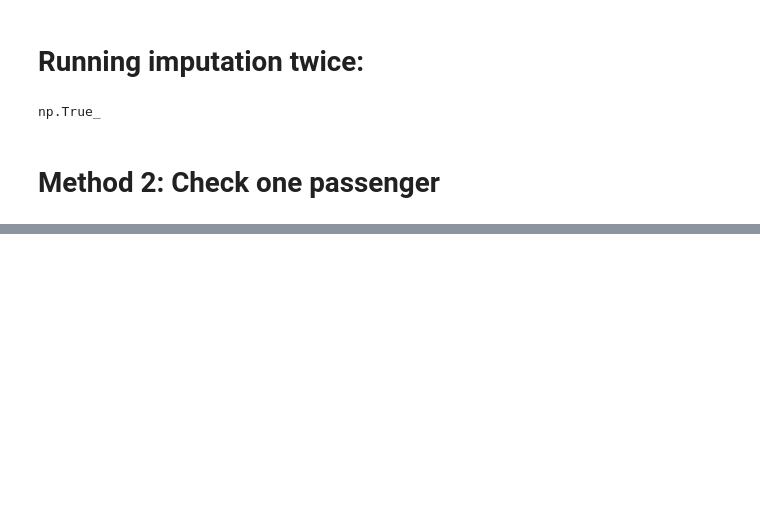
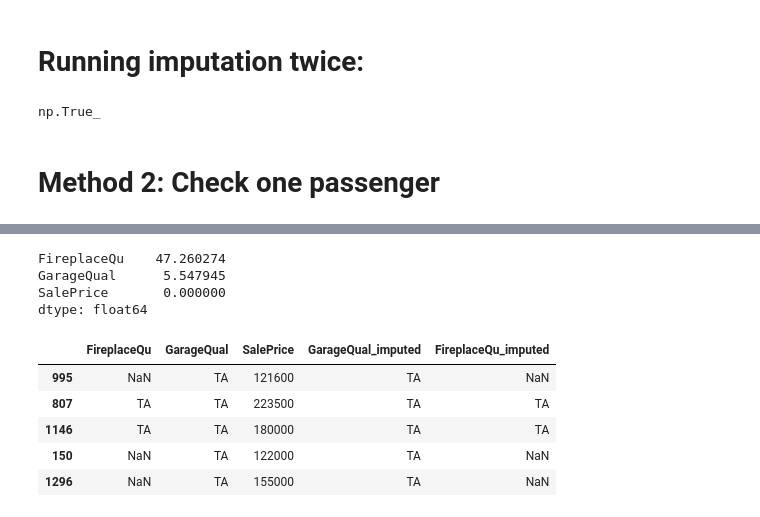
Before and after one commit to sania-commits/MACHINE-LEARNING-PROJECTS, a Jupyter notebook: ML_Basics/Missing_Indicater/random_sample_imputation.ipynb, the cells around one changed output, grey strips where cells are left out. Cells and saved outputs as stored; diff of their text form; code cells hidden in the pictures; blank space fills up the shorter version.

```diff
--- a/ML_Basics/Missing_Indicater/random_sample_imputation.ipynb
+++ b/ML_Basics/Missing_Indicater/random_sample_imputation.ipynb
@@ -205,0 +373,3 @@ Fare = 71.83
+# %%
+data = pd.read_csv('house-train.csv',usecols=['GarageQual','FireplaceQu', 'SalePrice'])
+data.head()
@@ -205,0 +383,7 @@ Fare = 71.83
+# %%
+data.isnull().mean() * 100
+# %% [output]
+FireplaceQu    47.260274
+GarageQual      5.547945
+SalePrice       0.000000
+dtype: float64
@@ -205,0 +401,9 @@ Fare = 71.83
+# %%
+X_train.sample(5)
+# %% [output]
+|  | FireplaceQu | GarageQual | SalePrice | GarageQual_imputed | FireplaceQu_imputed |
+| 995 | NaN | TA | 121600 | TA | NaN |
+| 807 | TA | TA | 223500 | TA | TA |
+| 1146 | TA | TA | 180000 | TA | TA |
+| 150 | NaN | TA | 122000 | TA | NaN |
+| 1296 | NaN | TA | 155000 | TA | NaN |
```
Also changed, not shown: parts of 33 cells of this notebook.
